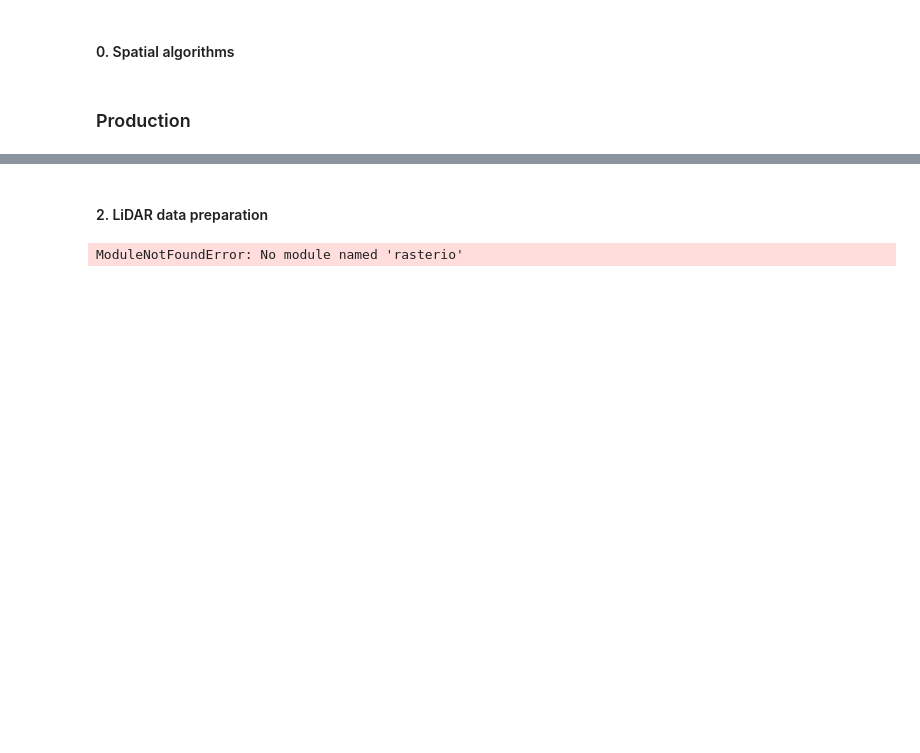
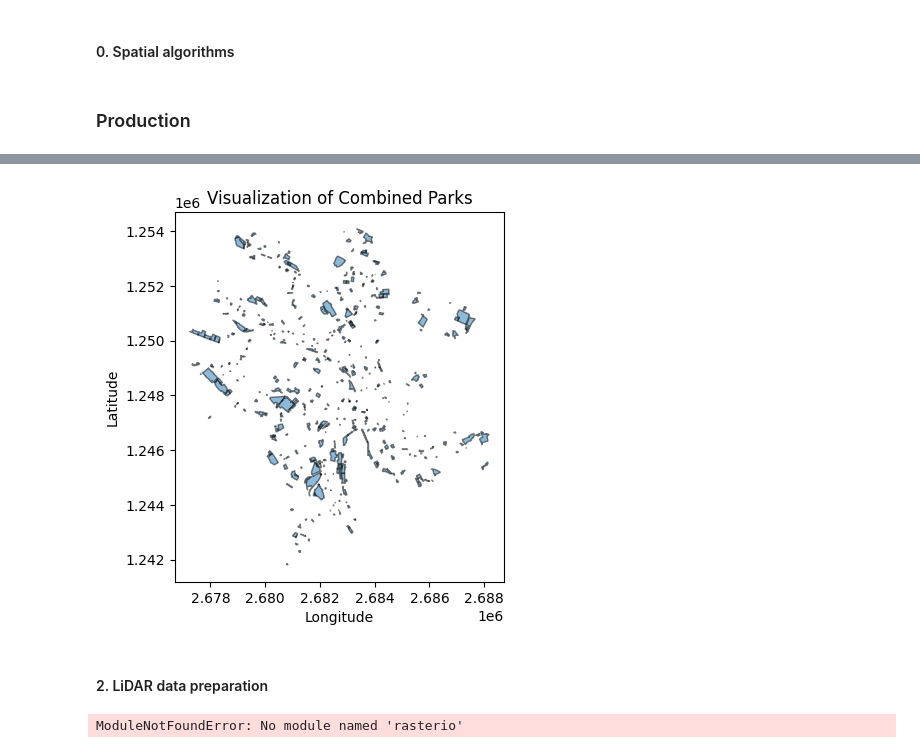
Before and after one commit to dtakov2/geo877, a Jupyter notebook: GEO-877-Main.ipynb, the cells around one changed output, grey strips where cells are left out. Drawn from its saved outputs; the diff is of its cells as text; code cells hidden in the pictures; blank space fills up the shorter version.

Commit message:
polygon creation algorithm - returned
the 2nd version of the polygon creation algorithm was overwritten, so I brought it back

```diff
--- a/GEO-877-Main.ipynb
+++ b/GEO-877-Main.ipynb
@@ -491,0 +353,6 @@ print(dfChaussierung['pflegeeinheit'].unique())
+# %%
+# Add a new column 'area' to the GeoDataFrame with the area of each polygon
+parks_combined['area'] = parks_combined['geometry'].area
+
+# Display the updated GeoDataFrame
+print(parks_combined)
@@ -491,0 +377,15 @@ print(dfChaussierung['pflegeeinheit'].unique())
+# %%
+def filter_low_compactness(geodataframe, min_compactness=0.125):
+
+    # Calculate compactness
+    geodataframe['compactness'] = (4 * np.pi * geodataframe['geometry'].area) / (geodataframe['geometry'].length ** 2)
+
+    # Filter polygons based on compactness
+    filtered_geodataframe = geodataframe[geodataframe['compactness'] >= min_compactness]
+    return filtered_geodataframe
+
+# Apply the function to filter polygons in proto_combined
+filtered_parks_combined = filter_low_compactness(parks_combined)
+
+# Display the filtered GeoDataFrame
+print(filtered_parks_combined)
@@ -492,3 +410,21 @@ print(dfChaussierung['pflegeeinheit'].unique())
+# %%
+# Plot the combined_parks GeoDataFrame
+ax = filtered_parks_combined.plot(edgecolor='black', alpha=0.5)
+
+# Set aspect ratio to equal
+ax.set_aspect('equal')
+
+# Add title and labels
+plt.title("Visualization of Combined Parks")
+plt.xlabel("Longitude")
+plt.ylabel("Latitude")
+
+# Show the plot
+plt.show()
+
+#filtered_parks_combined.to_file("proto_combined.shp", driver="ESRI Shapefile")
+# %% [output]
+[figure, added]
 # %% [markdown]
 #### 2. LiDAR data preparation
 # %%
```
Also changed, not shown: parts of 14 cells of this notebook.
